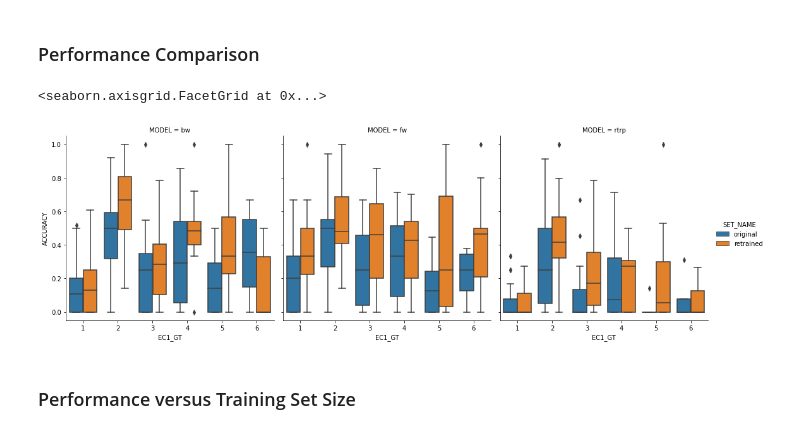
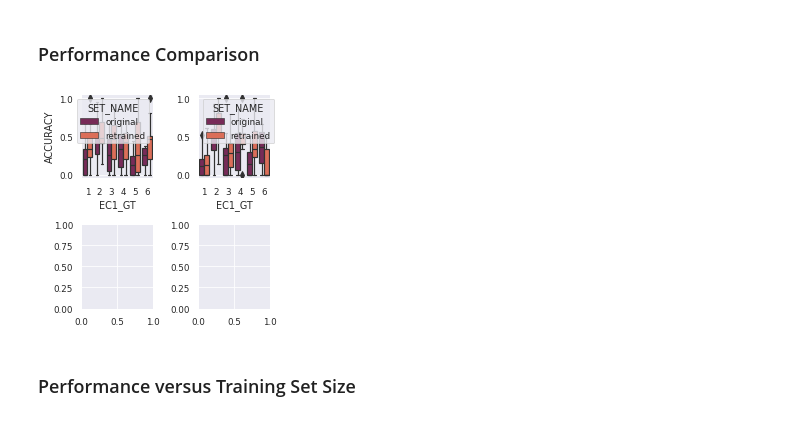
Before and after one commit to daenuprobst/bcm-retrain, a Jupyter notebook: visualise.ipynb, the cells around one changed output. Saved outputs shown, nothing was run; the diff lists cells and outputs as text; code cells hidden in the pictures.

Commit message:
Updated plotting

```diff
--- a/visualise.ipynb
+++ b/visualise.ipynb
@@ -8,6 +8,7 @@ import numpy as np
 import pandas as pd
 import seaborn as sns
 import matplotlib.pyplot as plt
+sns.set_theme("paper")
 # %% [markdown]
 ## Load Data
 # %% [markdown]
@@ -160,16 +161,27 @@ sns.boxplot(
 [figure]
 # %% [markdown]
 ### Performance Comparison
-# %%
-df_sub = df_pivot[(df_pivot["K"] == 1) & (df_pivot["N_TOTAL"] <= 999.0) & (df_pivot["N_TOTAL"] > 1.0)]
-sns.catplot(
-    data=df_sub,
-    x="EC1_GT", y="ACCURACY", hue="SET_NAME", col="MODEL",
-    kind="box"
-)
-# %% [output]
-<seaborn.axisgrid.FacetGrid at 0x...>
-[figure, removed]
+# %%
+fig, axs = plt.subplots(2, 2, figsize=(3.50394, 3.50394))
+
+
+df_sub = df_pivot[(df_pivot["K"] == 1) & (df_pivot["N_TOTAL"] <= 999.0) & (df_pivot["N_TOTAL"] > 1.0)]
+
+sns.boxplot(
+    x="EC1_GT", y="ACCURACY", hue="SET_NAME", palette="rocket",
+    data=df_sub[df_sub.MODEL == "fw"], ax = axs[0][0]
+)
+
+sns.boxplot(
+    x="EC1_GT", y="ACCURACY", hue="SET_NAME", palette="rocket",
+    data=df_sub[df_sub.MODEL == "bw"], ax = axs[0][1]
+)
+
+axs[0][1].set_ylabel("")
+
+plt.tight_layout()
+# %% [output]
+[figure, added]
 # %% [markdown]
 ### Performance versus Training Set Size
 # %%
```
Also changed, not shown: 5 other files.
